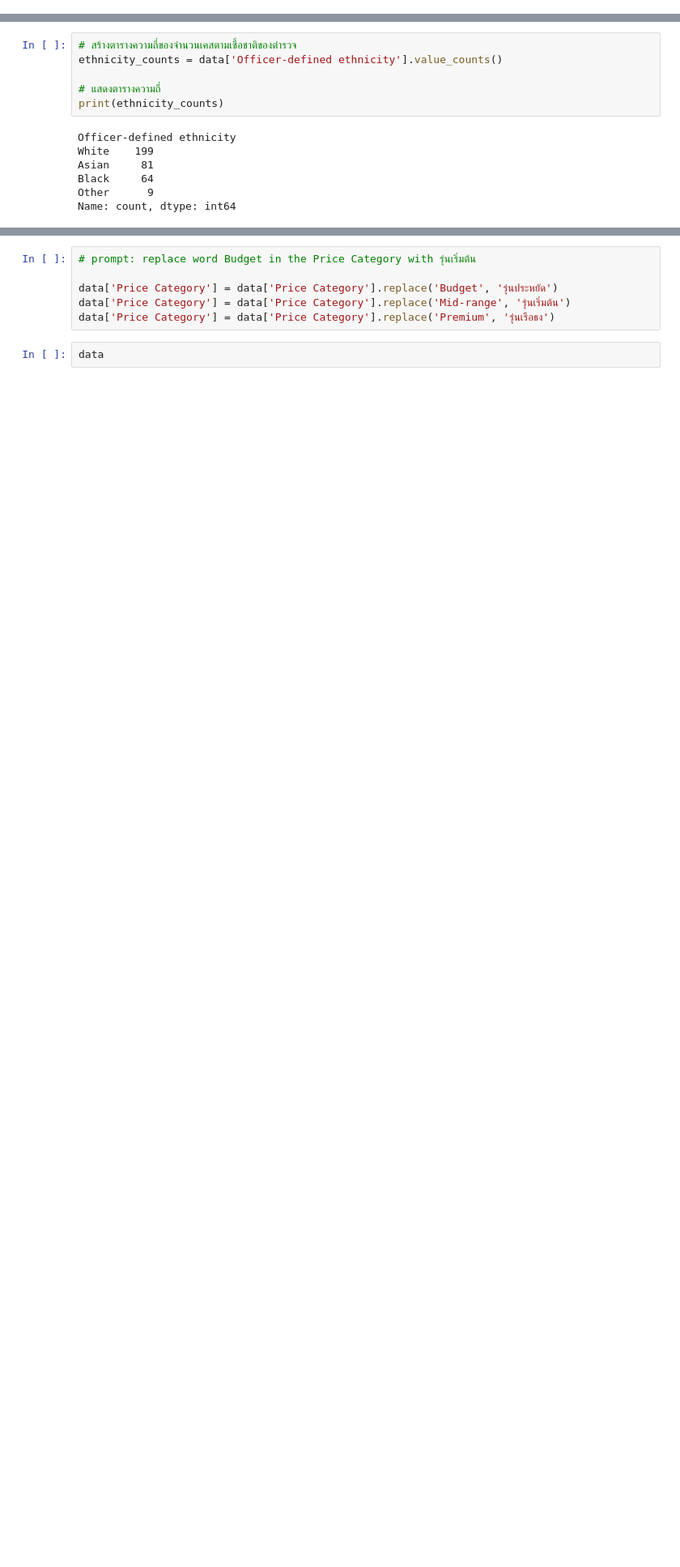
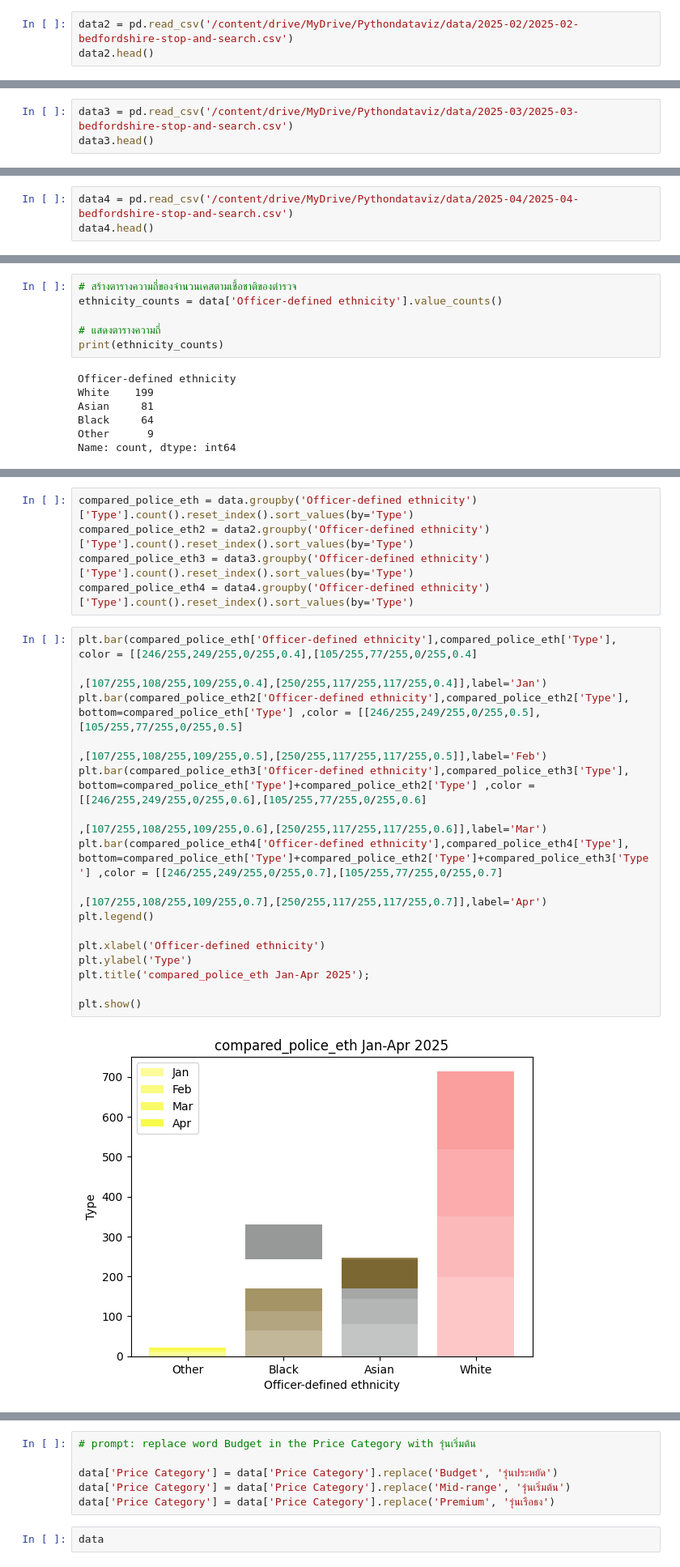
Before and after one commit to TKhahahah/dataviz2025, a Jupyter notebook: Visualize_Data_Comparison_2025.ipynb, the cells around one changed output, grey strips where cells are left out. Shown at 81% size. Drawn from its saved outputs; the diff is of its cells as text; blank space fills up the shorter version.

```diff
--- a/Visualize_Data_Comparison_2025.ipynb
+++ b/Visualize_Data_Comparison_2025.ipynb
@@ -22,3 +22,6 @@ data.head()
 | 2 | Person search | 2025-01-01T02:30:00+00:00 | False | NaN | 52.132059 | -0.29660 | Male | 10-17 | ... |
 | 3 | Person search | 2025-01-01T02:30:00+00:00 | False | NaN | 52.132059 | -0.29660 | Female | 10-17 | ... |
 | 4 | Person search | 2025-01-01T02:30:00+00:00 | False | NaN | 52.132059 | -0.29660 | Male | 10-17 | ... |
+# %%
+data2 = pd.read_csv('/content/drive/MyDrive/Pythondataviz/data/2025-02/2025-02-bedfordshire-stop-and-search.csv')
+data2.head()
@@ -24,0 +35,3 @@ data.head()
+# %%
+data3 = pd.read_csv('/content/drive/MyDrive/Pythondataviz/data/2025-03/2025-03-bedfordshire-stop-and-search.csv')
+data3.head()
@@ -24,0 +45,3 @@ data.head()
+# %%
+data4 = pd.read_csv('/content/drive/MyDrive/Pythondataviz/data/2025-04/2025-04-bedfordshire-stop-and-search.csv')
+data4.head()
@@ -41,0 +100,23 @@ Name: count, dtype: int64
+# %%
+compared_police_eth = data.groupby('Officer-defined ethnicity')['Type'].count().reset_index().sort_values(by='Type')
+compared_police_eth2 = data2.groupby('Officer-defined ethnicity')['Type'].count().reset_index().sort_values(by='Type')
+compared_police_eth3 = data3.groupby('Officer-defined ethnicity')['Type'].count().reset_index().sort_values(by='Type')
+compared_police_eth4 = data4.groupby('Officer-defined ethnicity')['Type'].count().reset_index().sort_values(by='Type')
+# %%
+plt.bar(compared_police_eth['Officer-defined ethnicity'],compared_police_eth['Type'], color = [[246/255,249/255,0/255,0.4],[105/255,77/255,0/255,0.4]
+                                                                                               ,[107/255,108/255,109/255,0.4],[250/255,117/255,117/255,0.4]],label='Jan')
+plt.bar(compared_police_eth2['Officer-defined ethnicity'],compared_police_eth2['Type'], bottom=compared_police_eth['Type'] ,color = [[246/255,249/255,0/255,0.5],[105/255,77/255,0/255,0.5]
+                                                                                               ,[107/255,108/255,109/255,0.5],[250/255,117/255,117/255,0.5]],label='Feb')
+plt.bar(compared_police_eth3['Officer-defined ethnicity'],compared_police_eth3['Type'], bottom=compared_police_eth['Type']+compared_police_eth2['Type'] ,color = [[246/255,249/255,0/255,0.6],[105/255,77/255,0/255,0.6]
+                                                                                               ,[107/255,108/255,109/255,0.6],[250/255,117/255,117/255,0.6]],label='Mar')
+plt.bar(compared_police_eth4['Officer-defined ethnicity'],compared_police_eth4['Type'], bottom=compared_police_eth['Type']+compared_police_eth2['Type']+compared_police_eth3['Type'] ,color = [[246/255,249/255,0/255,0.7],[105/255,77/255,0/255,0.7]
+                                                                                               ,[107/255,108/255,109/255,0.7],[250/255,117/255,117/255,0.7]],label='Apr')
+plt.legend()
+
+plt.xlabel('Officer-defined ethnicity')
+plt.ylabel('Type')
+plt.title('compared_police_eth Jan-Apr 2025');
+
+plt.show()
+# %% [output]
+[figure, added]
```
Also changed, not shown: parts of 14 cells of this notebook.
